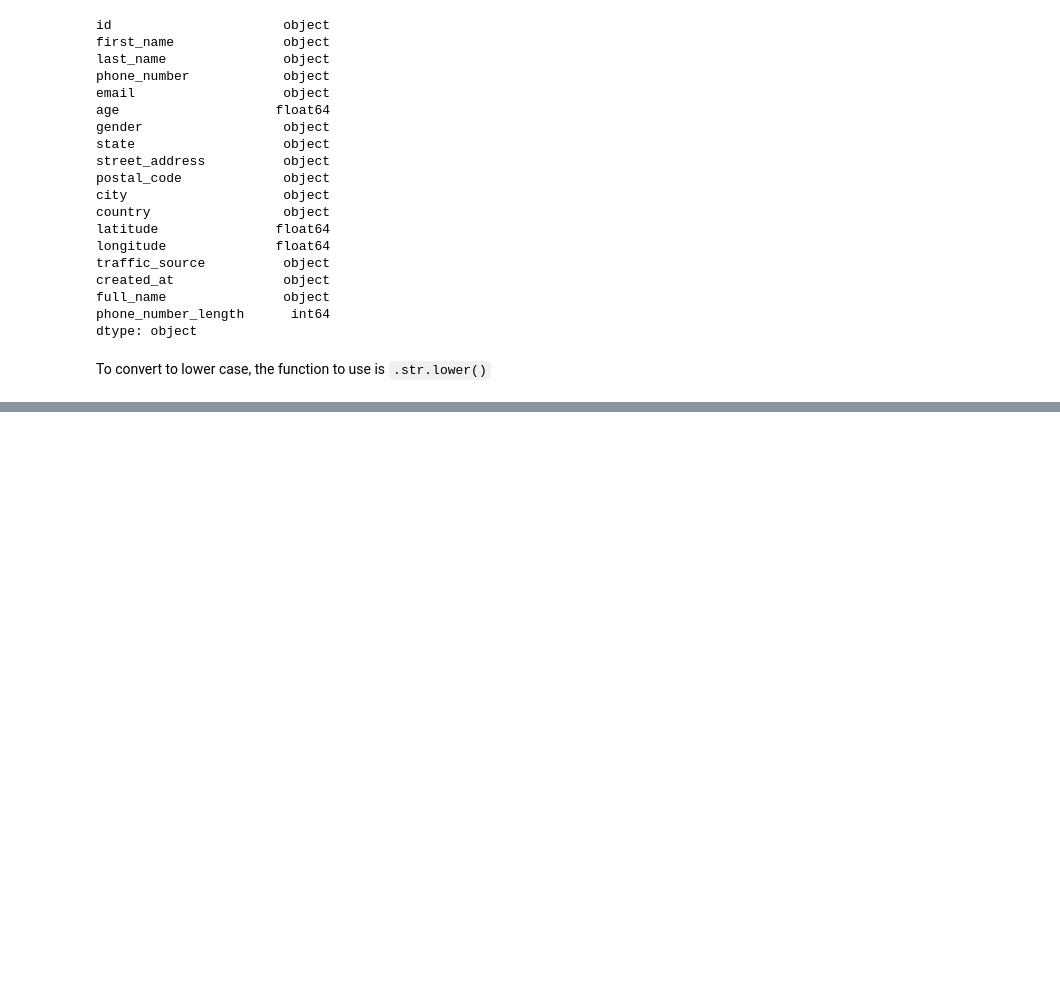
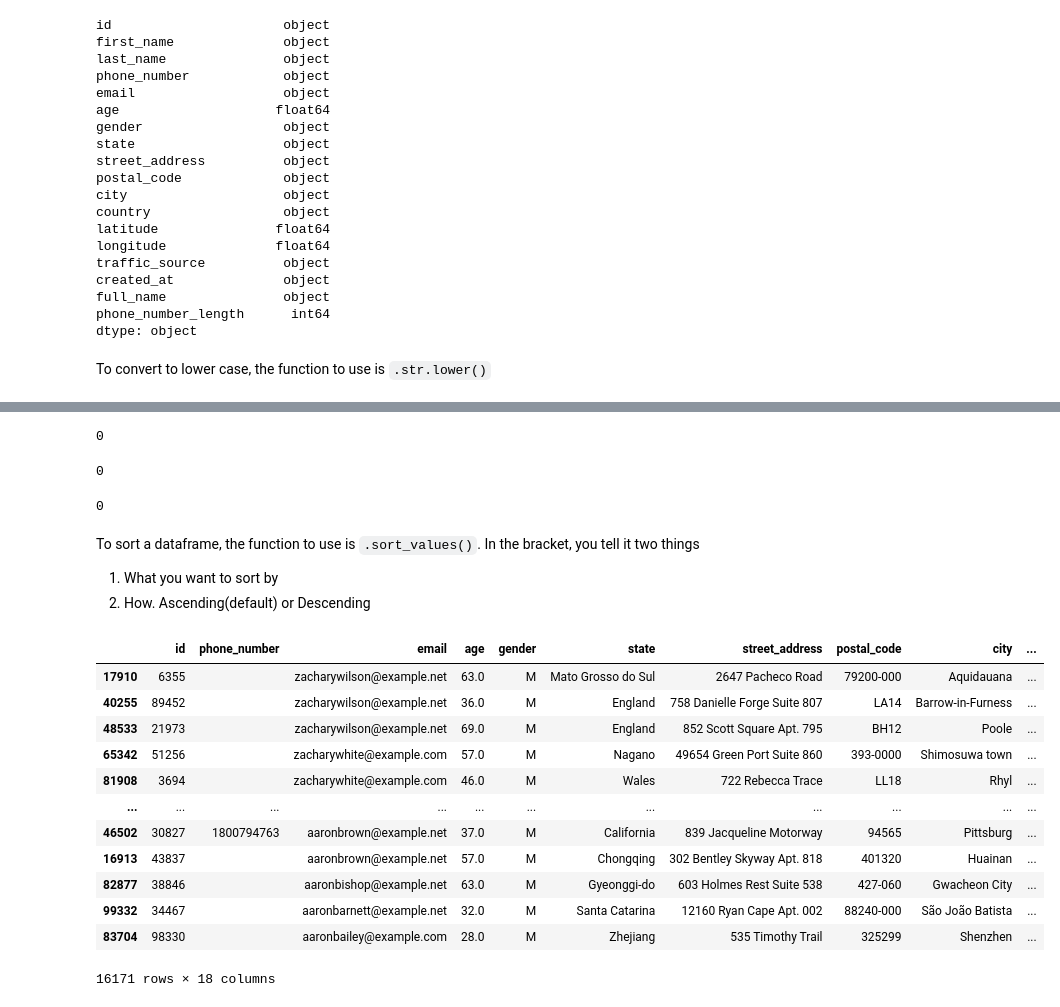
Before and after one commit to ItunuoluwaOlowoye/DataCleaning, a Jupyter notebook: Assessing Users Data in Python.ipynb, the cells around one changed output, grey strips where cells are left out. Saved outputs shown, nothing was run; the diff lists cells and outputs as text; code cells hidden in the pictures; blank space fills up the shorter version.

```diff
--- a/Assessing Users Data in Python.ipynb
+++ b/Assessing Users Data in Python.ipynb
@@ -502,0 +706,10 @@ df_users_clean['email'] = df_users_clean['email'].str.lower()
+# %%
+# replace all these country names
+# first method
+df_users_clean['country_first_method'] = df_users_clean['country'].replace('Brazil','Brasil').replace('Deutschland','Germany').replace('España','Spain')
+# %%
+# create a dictionary of columns to change
+columns_to_change = {'Brazil':'Brasil', 'Deutschland':'Germany', 'España':'Spain'}
+# %%
+# second method
+df_users_clean['country_second_method'] = df_users_clean['country'].replace(columns_to_change)
@@ -502,0 +728,3 @@ df_users_clean['email'] = df_users_clean['email'].str.lower()
+# %%
+# masking
+duplicated = df_users_clean[df_users_clean.duplicated(['email'])]
@@ -502,0 +744,32 @@ df_users_clean['email'] = df_users_clean['email'].str.lower()
+# %%
+first_email_occurence.duplicated(['email']).sum()
+# %% [output]
+0
+# %%
+last_email_occurence.duplicated(['email']).sum()
+# %% [output]
+0
+# %%
+discard_all_duplicated_records.duplicated(['email']).sum()
+# %% [output]
+0
+# %% [markdown]
+To sort a dataframe, the function to use is `.sort_values()`. In the bracket, you tell it two things
+1. What you want to sort by
+2. How. Ascending(default) or Descending
+# %%
+duplicated.sort_values(['email'], ascending=False)
+# %% [output]
+|  | id | phone_number | email | age | gender | state | street_address | postal_code | city | ... |
+| 17910 | 6355 |  | zacharywilson@example.net | 63.0 | M | Mato Grosso do Sul | 2647 Pacheco Road | 79200-000 | Aquidauana | ... |
+| 40255 | 89452 |  | zacharywilson@example.net | 36.0 | M | England | 758 Danielle Forge Suite 807 | LA14 | Barrow-in-Furness | ... |
+| 48533 | 21973 |  | zacharywilson@example.net | 69.0 | M | England | 852 Scott Square Apt. 795 | BH12 | Poole | ... |
+| 65342 | 51256 |  | zacharywhite@example.com | 57.0 | M | Nagano | 49654 Green Port Suite 860 | 393-0000 | Shimosuwa town | ... |
+| 81908 | 3694 |  | zacharywhite@example.com | 46.0 | M | Wales | 722 Rebecca Trace | LL18 | Rhyl | ... |
+| ... | ... | ... | ... | ... | ... | ... | ... | ... | ... | ... |
+| 46502 | 30827 | 1800794763 | aaronbrown@example.net | 37.0 | M | California | 839 Jacqueline Motorway | 94565 | Pittsburg | ... |
+| 16913 | 43837 |  | aaronbrown@example.net | 57.0 | M | Chongqing | 302 Bentley Skyway Apt. 818 | 401320 | Huainan | ... |
+| 82877 | 38846 |  | aaronbishop@example.net | 63.0 | M | Gyeonggi-do | 603 Holmes Rest Suite 538 | 427-060 | Gwacheon City | ... |
+| 99332 | 34467 |  | aaronbarnett@example.net | 32.0 | M | Santa Catarina | 12160 Ryan Cape Apt. 002 | 88240-000 | São João Batista | ... |
+| 83704 | 98330 |  | aaronbailey@example.com | 28.0 | M | Zhejiang | 535 Timothy Trail | 325299 | Shenzhen | ... |
+16171 rows × 18 columns
```
Also changed, not shown: parts of 55 cells of this notebook.
